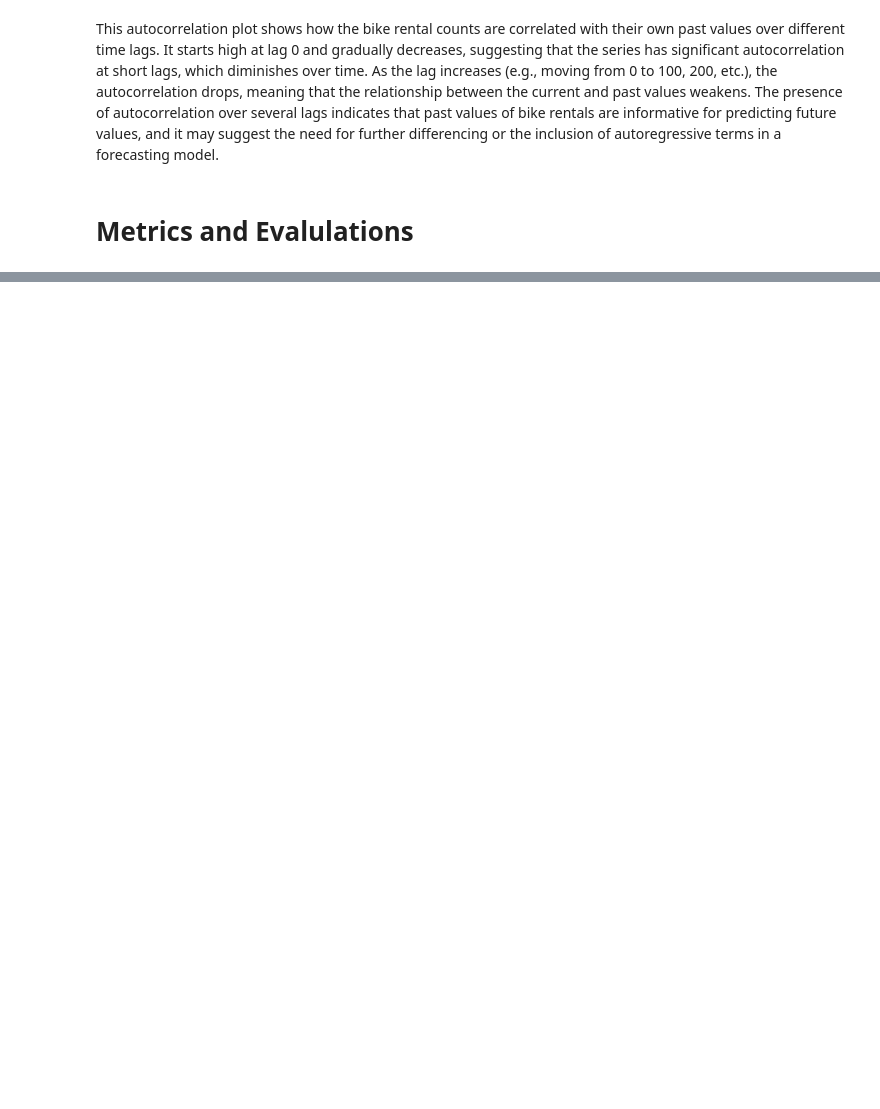
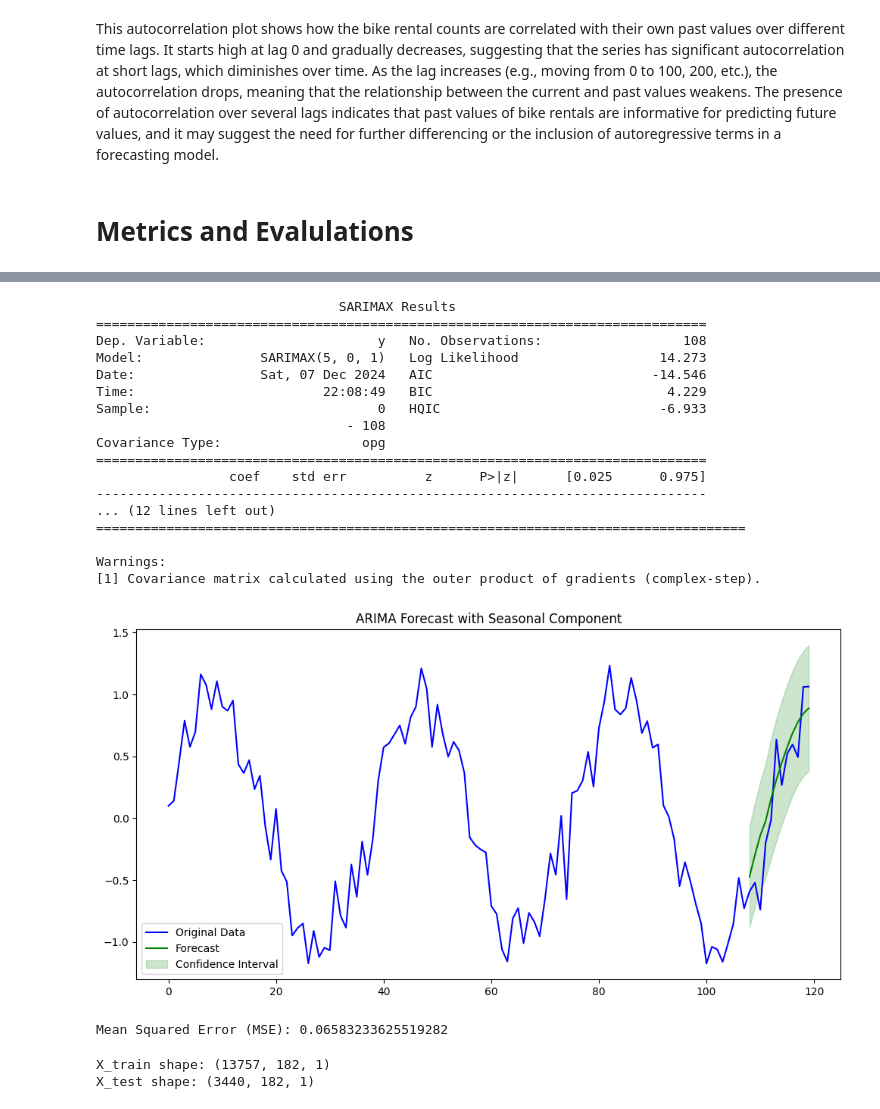
Before and after one commit to AnahitShekikyan/ADS-506-Final-Team-Project, a Jupyter notebook: Update_506_Final_Team_Project.ipynb, the cells around one changed output, grey strips where cells are left out. Saved outputs shown, nothing was run; the diff lists cells and outputs as text; code cells hidden in the pictures; blank space fills up the shorter version.

```diff
--- a/Update_506_Final_Team_Project.ipynb
+++ b/Update_506_Final_Team_Project.ipynb
@@ -366,0 +342,46 @@ plt.show()
+# %%
+# Summary of the model
+print(model.summary())
+
+# Forecasting the test set
+forecast, conf_int = model.predict(n_periods=len(test_data), return_conf_int=True)
+
+# Plot the results
+plt.figure(figsize=(12, 6))
+plt.plot(data, label="Original Data", color="blue")
+plt.plot(range(train_size, len(data)), forecast, label="Forecast", color="green")
+plt.fill_between(
+    range(train_size, len(data)),
+    conf_int[:, 0],
+    conf_int[:, 1],
+    color="green",
+    alpha=0.2,
+    label="Confidence Interval"
+)
+plt.legend()
+plt.title("ARIMA Forecast with Seasonal Component")
+plt.show()
+
+# Calculate performance metrics (e.g., Mean Squared Error)ßßß
+mse = mean_squared_error(test_data, forecast)
+print(f"Mean Squared Error (MSE): {mse}")
+# %% [output]
+                               SARIMAX Results
+==============================================================================
+Dep. Variable:                      y   No. Observations:                  108
+Model:               SARIMAX(5, 0, 1)   Log Likelihood                  14.273
+Date:                Sat, 07 Dec 2024   AIC                            -14.546
+Time:                        22:08:49   BIC                              4.229
+Sample:                             0   HQIC                            -6.933
+                                - 108
+Covariance Type:                  opg
+==============================================================================
+                 coef    std err          z      P>|z|      [0.025      0.975]
+------------------------------------------------------------------------------
+... (12 lines left out)
+===================================================================================
+
+Warnings:
+[1] Covariance matrix calculated using the outer product of gradients (complex-step).
+[figure, added]
+Mean Squared Error (MSE): 0.06583233625519282
@@ -366,0 +408,26 @@ plt.show()
+# %%
+#------------------------------------------------------------
+# Step 2: Create Sequences for Supervised Learning
+#------------------------------------------------------------
+def create_sequences(data, seq_length):
+    X, y = [], []
+    for i in range(len(data) - seq_length):
+        X.append(data[i:i+seq_length])
+        y.append(data[i+seq_length])
+    return np.array(X), np.array(y)
+
+seq_length = 182  # Number of days to look back
+X, y = create_sequences(scaled_data, seq_length)
+
+# Split into train and test sets
+train_size = int(len(X)*0.8)
+X_train, X_test = X[:train_size], X[train_size:]
+y_train, y_test = y[:train_size], y[train_size:]
+
+# Reshape X for LSTM: (samples, timesteps, features)
+# Already in correct shape if using univariate data; shape is (samples, seq_length, 1)
+print("X_train shape:", X_train.shape)
+print("X_test shape:", X_test.shape)
+# %% [output]
+X_train shape: (13757, 182, 1)
+X_test shape: (3440, 182, 1)
```
Also changed, not shown: parts of 57 cells of this notebook.
